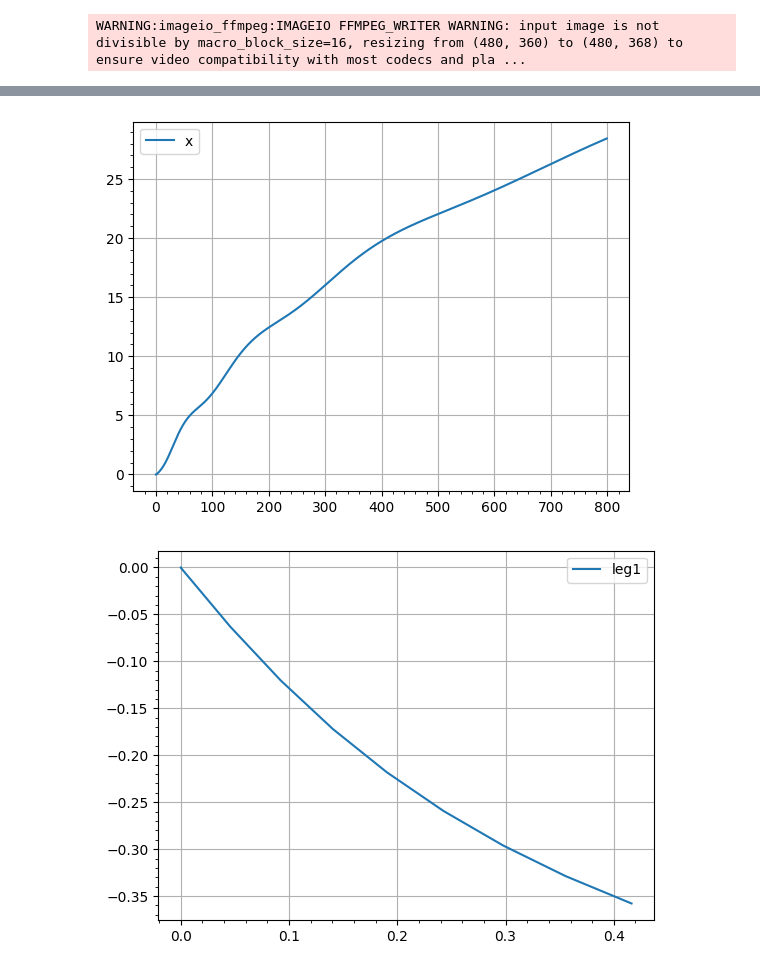
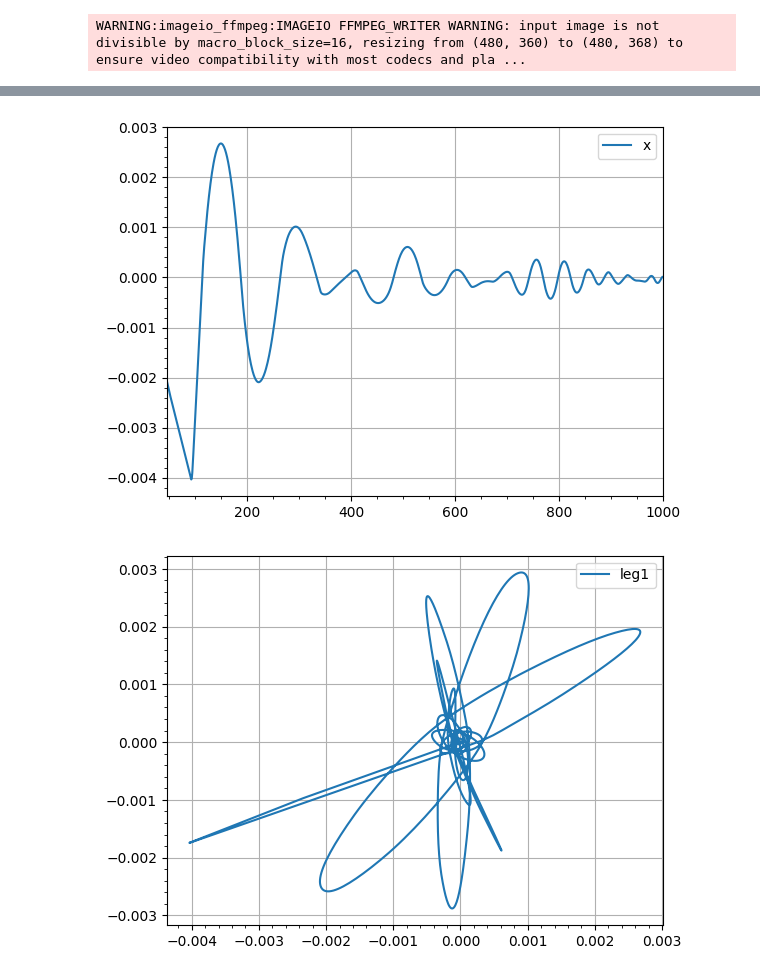
Before and after one commit to Gaianeve/Real_Mega_Fufi, a Jupyter notebook: Robot/1LegTrail/PIP_sim_video.ipynb, the cells around one changed output, grey strips where cells are left out. Drawn from its saved outputs; the diff is of its cells as text; code cells hidden in the pictures.

```diff
--- a/Robot/1LegTrail/PIP_sim_video.ipynb
+++ b/Robot/1LegTrail/PIP_sim_video.ipynb
@@ -153,15 +154,16 @@ num_points = int(simulation_time * sampling_frequency)
 leg_positions_x, leg_positions_y, leg_position_z = [], [], []
 
 # Forza esterna da applicare
-force_module = np.array([0.1, 0, 0])
-force_position = np.array([0, 0, 0.05])  # Posizione dove applicare la forza
+force_module = np.array([5, 0, 0])
+force_position = np.array([0, 0, 0.99])  # Posizione dove applicare la forza
 # %% [output]
 WARNING:imageio_ffmpeg:IMAGEIO FFMPEG_WRITER WARNING: input image is not divisible by macro_block_size=16, resizing from (480, 360) to (480, 368) to ensure video compatibility with most codecs and pla ...
 # %%
 # Ciclo principale della simulazione
-for step in range(800):
+for step in range(1000):
     p.stepSimulation()  # Avanza di un passo nella simulazione
-    if step ==0:
+
+    if step == 50:
       # Applicare la forza esterna al primo passo della simulazione
       p.applyExternalForce(
           objectUniqueId=PIPPA_id,
@@ -177,25 +179,19 @@ for step in range(800):
     leg_positions_y.append(leg_position[1])
     leg_position_z.append(leg_position[2])
 
-    # Cattura fotogrammi per il video ogni 2 passi (puoi cambiare questo valore)
-    if step % 2 == 0:
-        # Calcola la vista e la proiezione della fotocamera
-        cam_view_matrix = p.computeViewMatrixFromYawPitchRoll(
-            cam_target_pos, cam_distance, cam_yaw, cam_pitch, cam_roll, cam_up_axis_idx
-        )
-        cam_projection_matrix = p.computeProjectionMatrixFOV(
-            cam_fov, cam_width / cam_height, cam_near_plane, cam_far_plane
-        )
+    # Calcola la vista e la proiezione della fotocamera
+    cam_view_matrix = p.computeViewMatrixFromYawPitchRoll(
+        cam_target_pos, cam_distance, cam_yaw, cam_pitch, cam_roll, cam_up_axis_idx
+    )
+    cam_projection_matrix = p.computeProjectionMatrixFOV(
+        cam_fov, cam_width / cam_height, cam_near_plane, cam_far_plane
+    )
 
-        # Cattura l'immagine
-        image = p.getCameraImage(cam_width, cam_height, cam_view_matrix, cam_projection_matrix)[2][:, :, :3]
+    # Cattura l'immagine
+    image = p.getCameraImage(cam_width, cam_height, cam_view_matrix, cam_projection_matrix)[2][:, :, :3]
 
-        # Scrivi il fotogramma nel video
-        vid.send(np.ascontiguousarray(image))
-
-    # Controlla se la simulazione ha raggiunto il tempo desiderato per terminare
-    if step * sampling_frequency >= simulation_time:
-        break
+    # Scrivi il fotogramma nel video
+    vid.send(np.ascontiguousarray(image))
 
 # Rilascia le risorse video
 vid.close()
@@ -214,23 +210,23 @@ HTML('<video width=480 controls><source src="%s" type="video/mp4"></video>' % da
 # %%
 #plotting positions
 plt.figure('Leg positions')
 plt.plot(leg_positions_x, label='x')
 #plt.plot(leg_positions_y, label='y')
 #plt.plot(leg_position_z, label='z')
 plt.legend()
 plt.grid()
 plt.minorticks_on()
-#plt.xlim(0,1000)
-#plt.ylim(-0.1,0.1)
+#plt.ylim(-0.000001,0.0001)
+plt.xlim(45, 1000)
 plt.show()
 # %% [output]
-[figure, old version]
+[figure, new version]
 # %%
 plt.figure('xy motion')
-plt.plot(leg_positions_x[0:10], leg_positions_y[0:10], label = 'leg1')
+plt.plot(leg_positions_x, leg_positions_y, label = 'leg1')
 plt.legend()
 plt.grid()
 plt.minorticks_on()
 plt.show()
 # %% [output]
-[figure, old version]
+[figure, new version]
```
Also changed, not shown: parts of 5 cells of this notebook.
